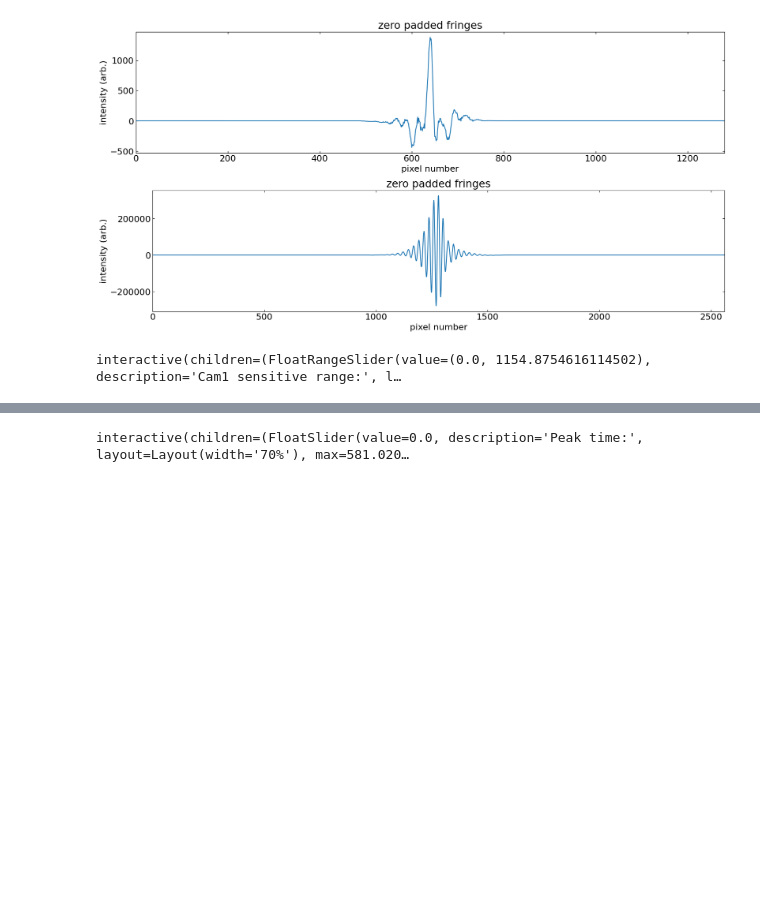
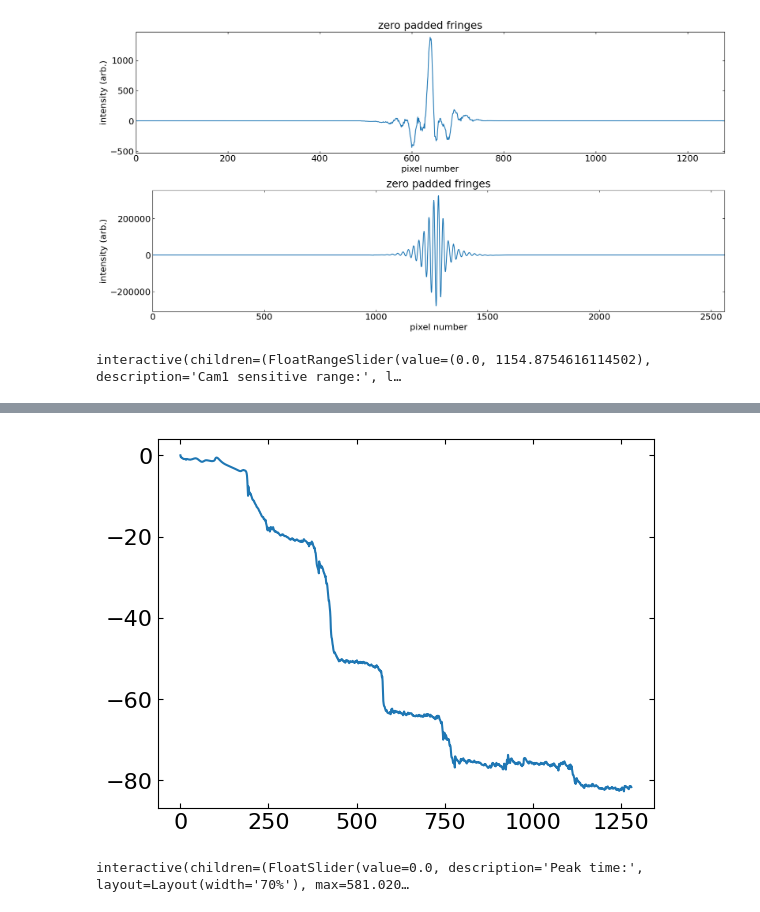
Before and after one commit to Jammi-Dodgers/THz-interferometry, a Jupyter notebook: FTIR_step_by_step.ipynb, the cells around one changed output, grey strips where cells are left out. Drawn from its saved outputs; the diff is of its cells as text; code cells hidden in the pictures; blank space fills up the shorter version.

```diff
--- a/FTIR_step_by_step.ipynb
+++ b/FTIR_step_by_step.ipynb
@@ -364,3 +381,8 @@ cams["bunch"] /= np.max(cams["bunch"]) #normalise
+# %%
+plt.plot(np.unwrap(cams["phase"]))
+plt.show()
+# %% [output]
+[figure, added]
 # %%
 # Define the function to plot
 def plot_function(time_offset):
```
Also changed, not shown: parts of 7 cells of this notebook, 3 other files.
